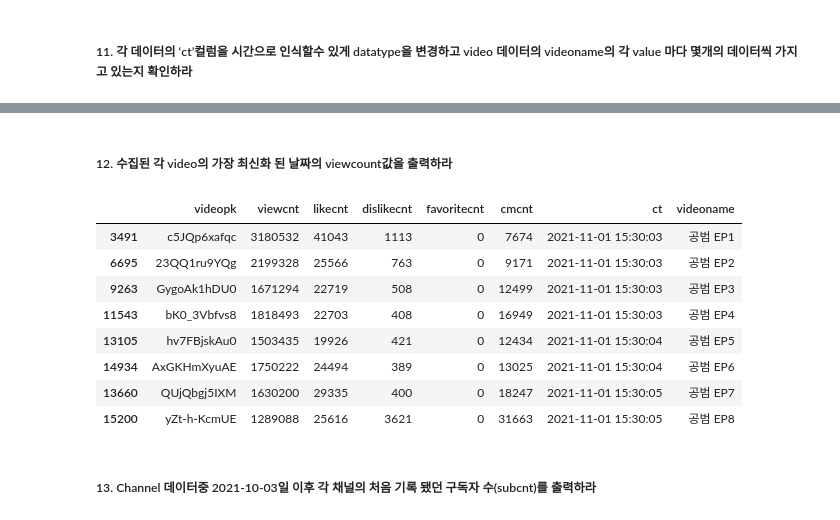
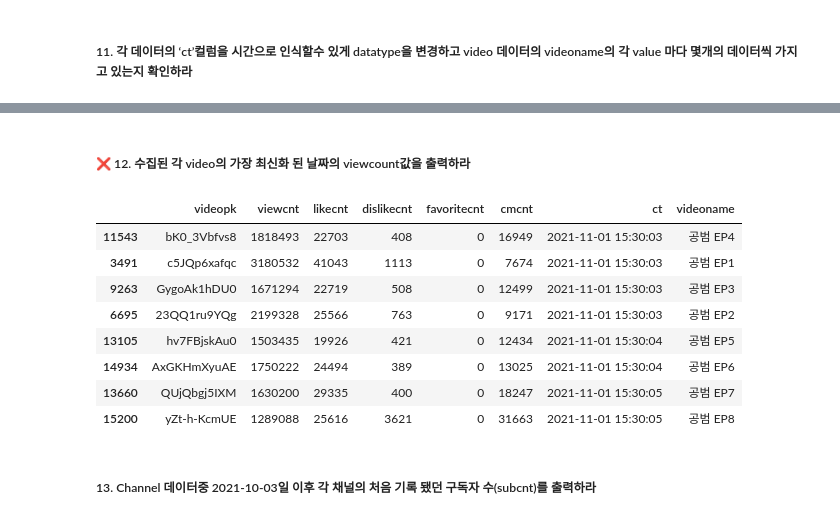
Before and after one commit to cms6090/Big-Data-Analysis, a Jupyter notebook: 1유형/데이터 마님.ipynb, the cells around one changed output, grey strips where cells are left out. Saved outputs shown, nothing was run; the diff lists cells and outputs as text; code cells hidden in the pictures.

```diff
--- a/1유형/데이터 마님.ipynb
+++ b/1유형/데이터 마님.ipynb
@@ -231,16 +184,16 @@ Name: count, dtype: int64
 # %% [markdown]
-##### 12. 수집된 각 video의 가장 최신화 된 날짜의 viewcount값을 출력하라
+##### ❌ 12. 수집된 각 video의 가장 최신화 된 날짜의 viewcount값을 출력하라
-# %%
-video.sort_values(["videoname","ct"]).drop_duplicates("videoname", keep = "last")
-# %% [output]
-|  | videopk | viewcnt | likecnt | dislikecnt | favoritecnt | cmcnt | ct | videoname |
-| 3491 | c5JQp6xafqc | 3180532 | 41043 | 1113 | 0 | 7674 | 2021-11-01 15:30:03 | 공범 EP1 |
-| 6695 | 23QQ1ru9YQg | 2199328 | 25566 | 763 | 0 | 9171 | 2021-11-01 15:30:03 | 공범 EP2 |
-| 9263 | GygoAk1hDU0 | 1671294 | 22719 | 508 | 0 | 12499 | 2021-11-01 15:30:03 | 공범 EP3 |
-| 11543 | bK0_3Vbfvs8 | 1818493 | 22703 | 408 | 0 | 16949 | 2021-11-01 15:30:03 | 공범 EP4 |
-| 13105 | hv7FBjskAu0 | 1503435 | 19926 | 421 | 0 | 12434 | 2021-11-01 15:30:04 | 공범 EP5 |
-| 14934 | AxGKHmXyuAE | 1750222 | 24494 | 389 | 0 | 13025 | 2021-11-01 15:30:04 | 공범 EP6 |
-| 13660 | QUjQbgj5IXM | 1630200 | 29335 | 400 | 0 | 18247 | 2021-11-01 15:30:05 | 공범 EP7 |
-| 15200 | yZt-h-KcmUE | 1289088 | 25616 | 3621 | 0 | 31663 | 2021-11-01 15:30:05 | 공범 EP8 |
+# %%
+video.sort_values("ct").drop_duplicates("videoname", keep = "last")
+# %% [output]
+|  | videopk | viewcnt | likecnt | dislikecnt | favoritecnt | cmcnt | ct | videoname |
+| 11543 | bK0_3Vbfvs8 | 1818493 | 22703 | 408 | 0 | 16949 | 2021-11-01 15:30:03 | 공범 EP4 |
+| 3491 | c5JQp6xafqc | 3180532 | 41043 | 1113 | 0 | 7674 | 2021-11-01 15:30:03 | 공범 EP1 |
+| 9263 | GygoAk1hDU0 | 1671294 | 22719 | 508 | 0 | 12499 | 2021-11-01 15:30:03 | 공범 EP3 |
+| 6695 | 23QQ1ru9YQg | 2199328 | 25566 | 763 | 0 | 9171 | 2021-11-01 15:30:03 | 공범 EP2 |
+| 13105 | hv7FBjskAu0 | 1503435 | 19926 | 421 | 0 | 12434 | 2021-11-01 15:30:04 | 공범 EP5 |
+| 14934 | AxGKHmXyuAE | 1750222 | 24494 | 389 | 0 | 13025 | 2021-11-01 15:30:04 | 공범 EP6 |
+| 13660 | QUjQbgj5IXM | 1630200 | 29335 | 400 | 0 | 18247 | 2021-11-01 15:30:05 | 공범 EP7 |
+| 15200 | yZt-h-KcmUE | 1289088 | 25616 | 3621 | 0 | 31663 | 2021-11-01 15:30:05 | 공범 EP8 |
 # %% [markdown]
 ##### 13. Channel 데이터중 2021-10-03일 이후 각 채널의 처음 기록 됐던 구독자 수(subcnt)를 출력하라
```
Also changed, not shown: parts of 131 cells of this notebook.
